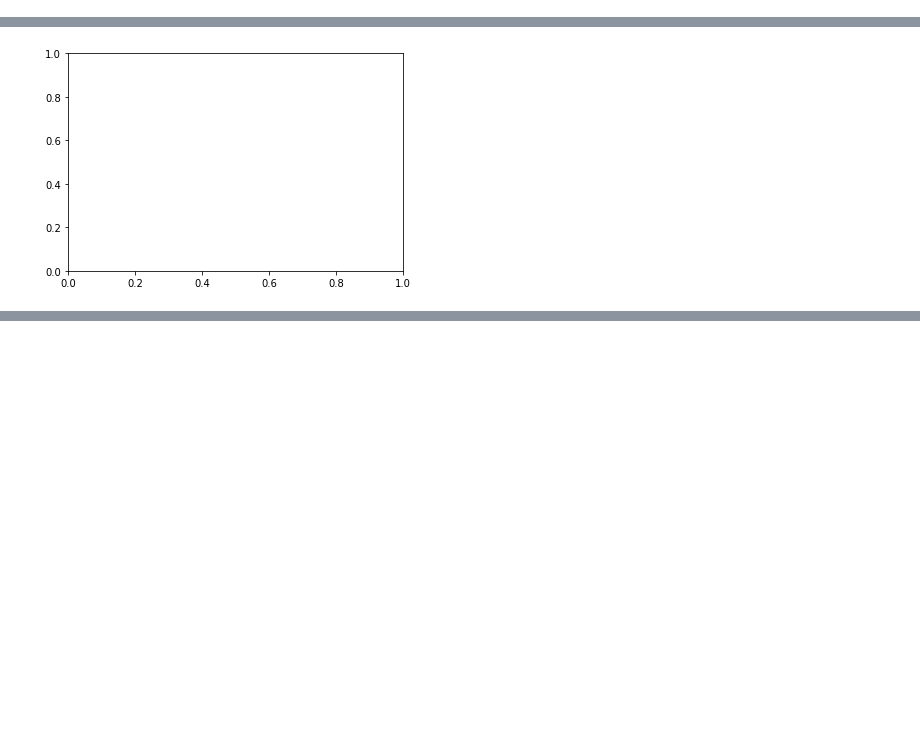
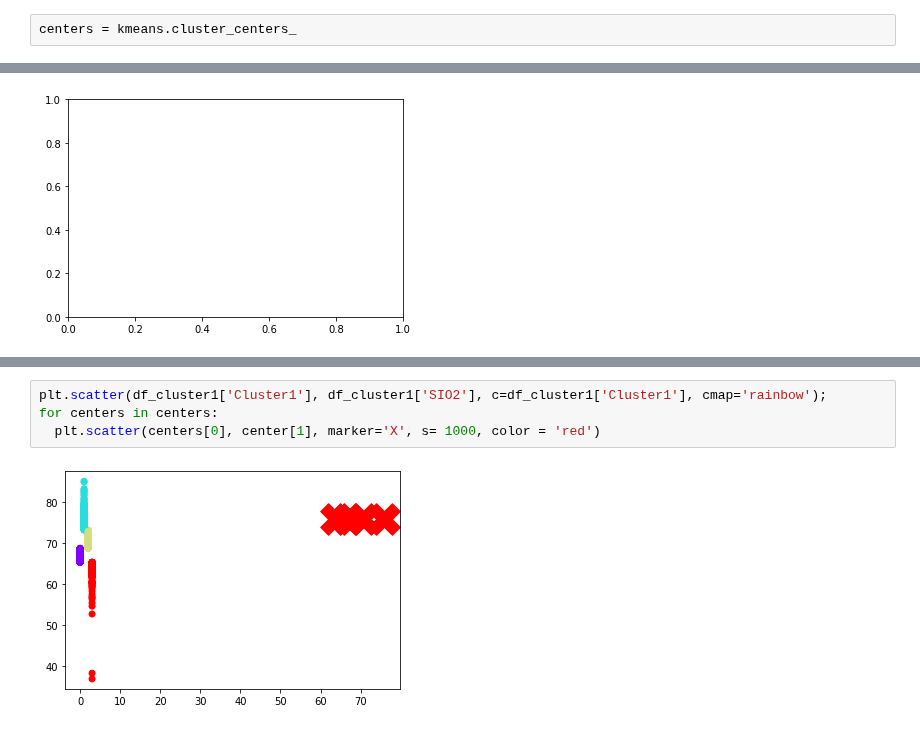
Before and after one commit to DSEI21000-S21/project-clustering-geological-samples, a Jupyter notebook: Project_notebook.ipynb, the cells around one changed output, grey strips where cells are left out. Cells and saved outputs as stored; diff of their text form; blank space fills up the shorter version.

```diff
--- a/Project_notebook.ipynb
+++ b/Project_notebook.ipynb
@@ -360,6 +360,8 @@ identified_clusters1 = kmeans.fit_predict(X1)
 identified_clusters1
 # %% [output]
 array([2, 3, 2, ..., 3, 0, 1], dtype=int32)
+# %%
+centers = kmeans.cluster_centers_
 # %%
 df_cluster1 = dfSK.copy()
 df_cluster1['Cluster1'] = identified_clusters1
@@ -433,0 +448,6 @@ ValueError: ignored
+# %%
+plt.scatter(df_cluster1['Cluster1'], df_cluster1['SIO2'], c=df_cluster1['Cluster1'], cmap='rainbow');
+for centers in centers:
+  plt.scatter(centers[0], center[1], marker='X', s= 1000, color = 'red')
+# %% [output]
+[figure, added]
```
Also changed, not shown: parts of 1 cell of this notebook.
